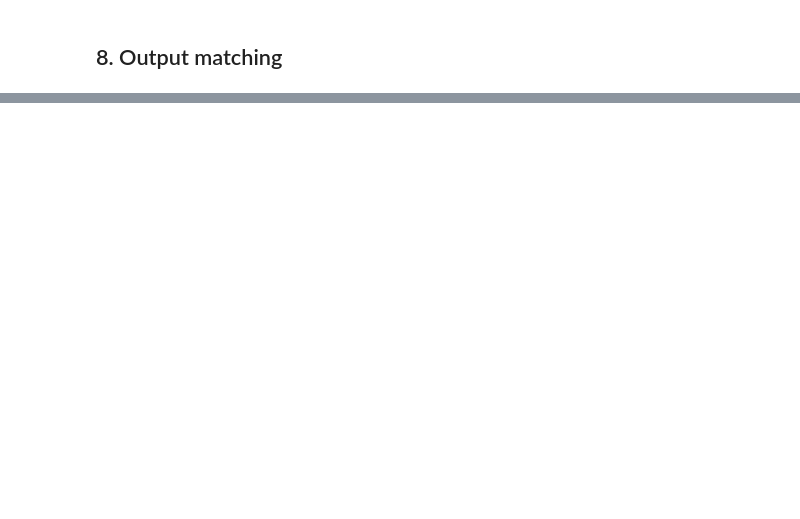
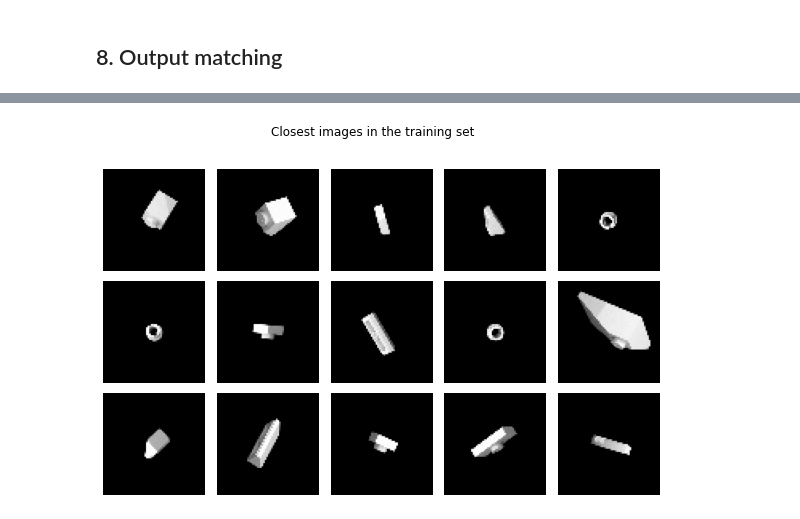
Before and after one commit to terrence-ou/Generative-Deep-Learning-2nd-Edition-PyTorch-JAX, a Jupyter notebook: JAX_FLAX/chapter_04_gan/01_dcgan.ipynb, the cells around one changed output, grey strips where cells are left out. Drawn from its saved outputs; the diff is of its cells as text; code cells hidden in the pictures; blank space fills up the shorter version.

```diff
--- a/JAX_FLAX/chapter_04_gan/01_dcgan.ipynb
+++ b/JAX_FLAX/chapter_04_gan/01_dcgan.ipynb
@@ -368,0 +451,18 @@ for i in range(grid_width * grid_height):
+# %%
+# Draw a plot of decoded images
+fig = plt.figure(figsize=(10, 6))
+fig.subplots_adjust(hspace=0.1, wspace=0.1)
+fig.suptitle('Closest images in the training set')
+
+# Output the grid of faces
+for i in range(grid_width * grid_height):
+    ax = fig.add_subplot(grid_height, grid_width, i + 1)
+    ax.axis("off")
+    # Compare images
+    gen_img = generated_imgs[i].reshape(1, *generated_imgs[0].shape)
+    L1_dist = np.abs(all_imgs - gen_img).reshape(len(all_imgs), -1).mean(axis=1)
+    selection = L1_dist.argmin()
+
+    ax.imshow(all_imgs[selection], cmap="gray")
+# %% [output]
+[figure, added]
```
Also changed, not shown: parts of 14 cells of this notebook.
